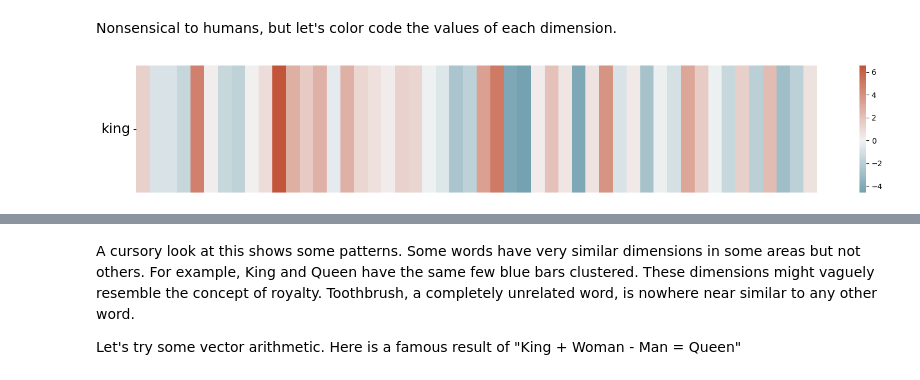
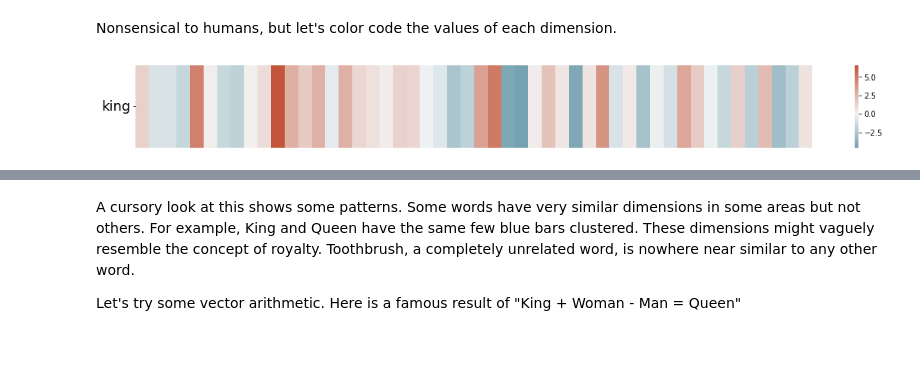
Before and after one commit to dpatularu/Vectorization-of-social-networks, a Jupyter notebook: Vectorization of Online Social Networks.ipynb, the cells around one changed output, grey strips where cells are left out. Cells and saved outputs as stored; diff of their text form; code cells hidden in the pictures; blank space fills up the shorter version.

```diff
--- a/Vectorization of Online Social Networks.ipynb
+++ b/Vectorization of Online Social Networks.ipynb
@@ -63,13 +66,15 @@ array([ 1.359663  , -0.8382059 , -0.84660816, -1.558449  ,  4.7252    ,
 # %% [markdown]
 Nonsensical to humans, but let's color code the values of each dimension.
 # %%
+cmap = sns.diverging_palette(220, 20, as_cmap=True)
 df = pd.DataFrame([model['king']])
 
-plt.figure(figsize=(20,3))
+
+plt.figure(figsize=(20,2))
 ax = sns.heatmap([model['king']], fmt="g",cmap=cmap, xticklabels=False, yticklabels=['king'], center=0)
 ax.tick_params(axis='y', rotation=0, labelsize=18)
 # %% [output]
-[figure, old version]
+[figure, new version]
 # %%
 words = ['king', 'queen', 'man', 'woman', 'girl', 'boy', 'toothbrush']
 word_vectors = [model[word] for word in words]
```
Also changed, not shown: parts of 24 cells of this notebook.
